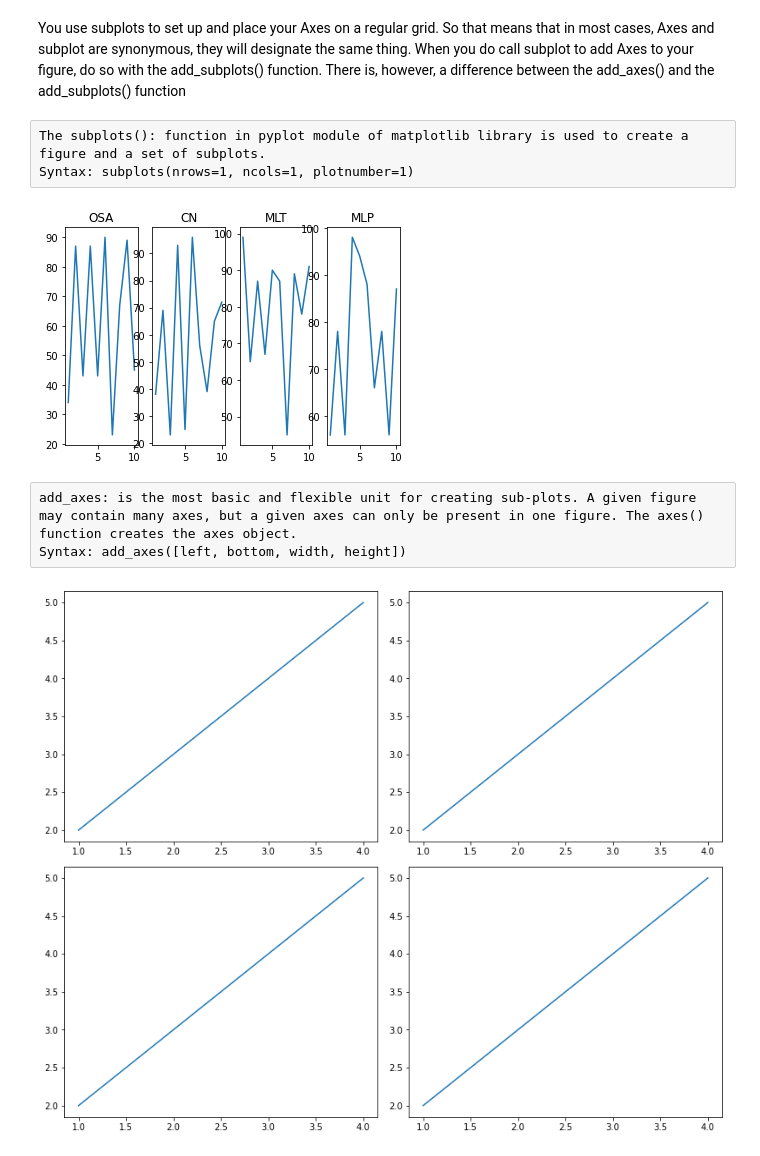
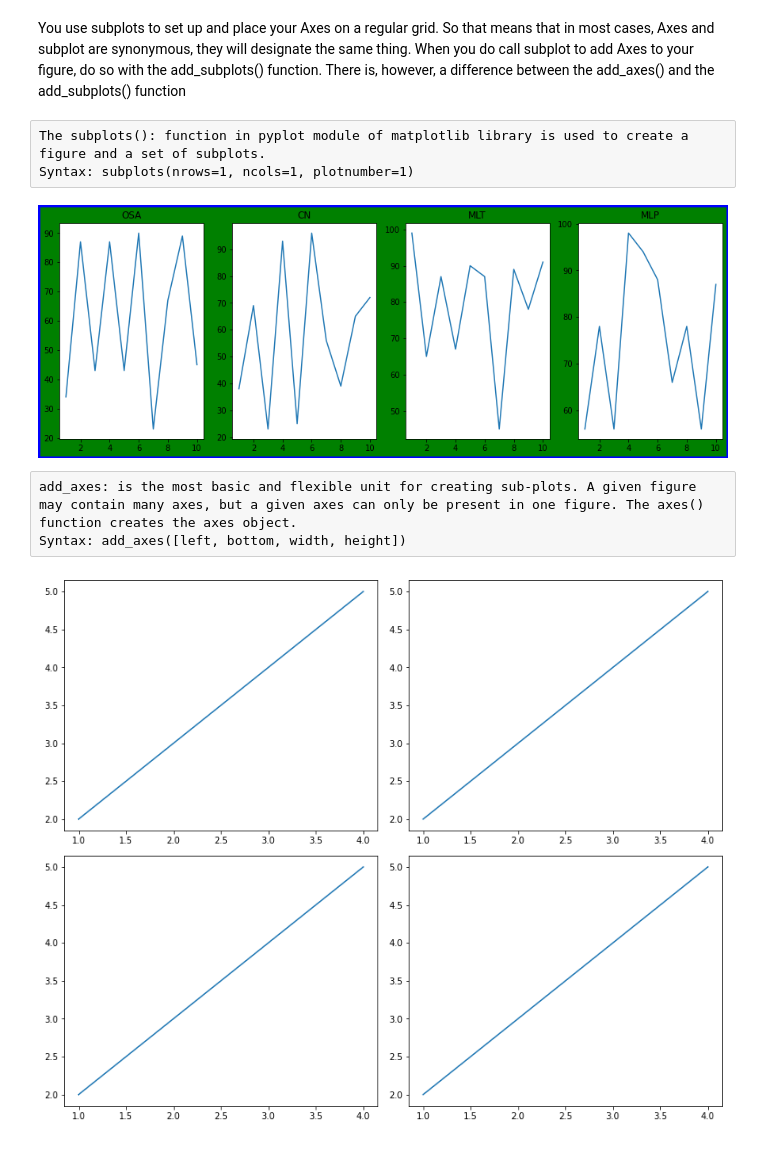
Before and after one commit to laxminavalagi/5thSem, a Jupyter notebook: Data_visualization_with_python.ipynb, the cells around one changed output. Cells and saved outputs as stored; diff of their text form; code cells hidden in the pictures.

Commit message:
Plot Customization

```diff
--- a/Data_visualization_with_python.ipynb
+++ b/Data_visualization_with_python.ipynb
@@ -203,44 +203,44 @@ plt.show()
 # Plot creation
 # %% [markdown]
 You use subplots to set up and place your Axes on a regular grid. So that means that in most cases, Axes and subplot are synonymous, they will designate the same thing. When you do call subplot to add Axes to your figure, do so with the add_subplots() function. There is, however, a difference between the add_axes() and the add_subplots() function
-# %% [raw]
-The subplots(): function in pyplot module of matplotlib library is used to create a figure and a set of subplots.
-Syntax: subplots(nrows=1, ncols=1, plotnumber=1)
+# %% [raw]
+The subplots(): function in pyplot module of matplotlib library is used to create a figure and a set of subplots.
+Syntax: subplots(nrows=1, ncols=1, plotnumber=1)
 # %%
 import pandas as pd
 import numpy as np
 import matplotlib.pyplot as plt
 
 r = [1,2,3,4,5,6,7,8,9,10]
 osa = [34,87,43,87,43,90,23,67,89,45]
 cn = [38,69,23,93,25,96,56,39,65,72]
 mlt = [99,65,87,67,90,87,45,89,78,91]
 mlp = [56,78,56,98,94,88,66,78,56,87]
 
-#fig = plt.figure(figsize =(15, 5), facecolor='g', edgecolor='b', linewidth=5)
+fig = plt.figure(figsize =(15, 5), facecolor='g', edgecolor='b', linewidth=5)
 
 plt.subplot(1,4,1)
 plt.title('OSA')
 plt.plot(r,osa)
 
 plt.subplot(1,4,2)
 plt.title('CN')
 plt.plot(r,cn)
 
 plt.subplot(1,4,3)
 plt.title('MLT')
 plt.plot(r,mlt)
 
 plt.subplot(1,4,4)
 plt.title('MLP')
 plt.plot(r,mlp)
 
 plt.show()
 # %% [output]
-[figure, old version]
+[figure, new version]
-# %% [raw]
-add_axes: is the most basic and flexible unit for creating sub-plots. A given figure may contain many axes, but a given axes can only be present in one figure. The axes() function creates the axes object.
-Syntax: add_axes([left, bottom, width, height])
+# %% [raw]
+add_axes: is the most basic and flexible unit for creating sub-plots. A given figure may contain many axes, but a given axes can only be present in one figure. The axes() function creates the axes object.
+Syntax: add_axes([left, bottom, width, height])
 # %%
 
 # Python program to show pyplot module
```
Also changed, not shown: parts of 26 cells of this notebook.
